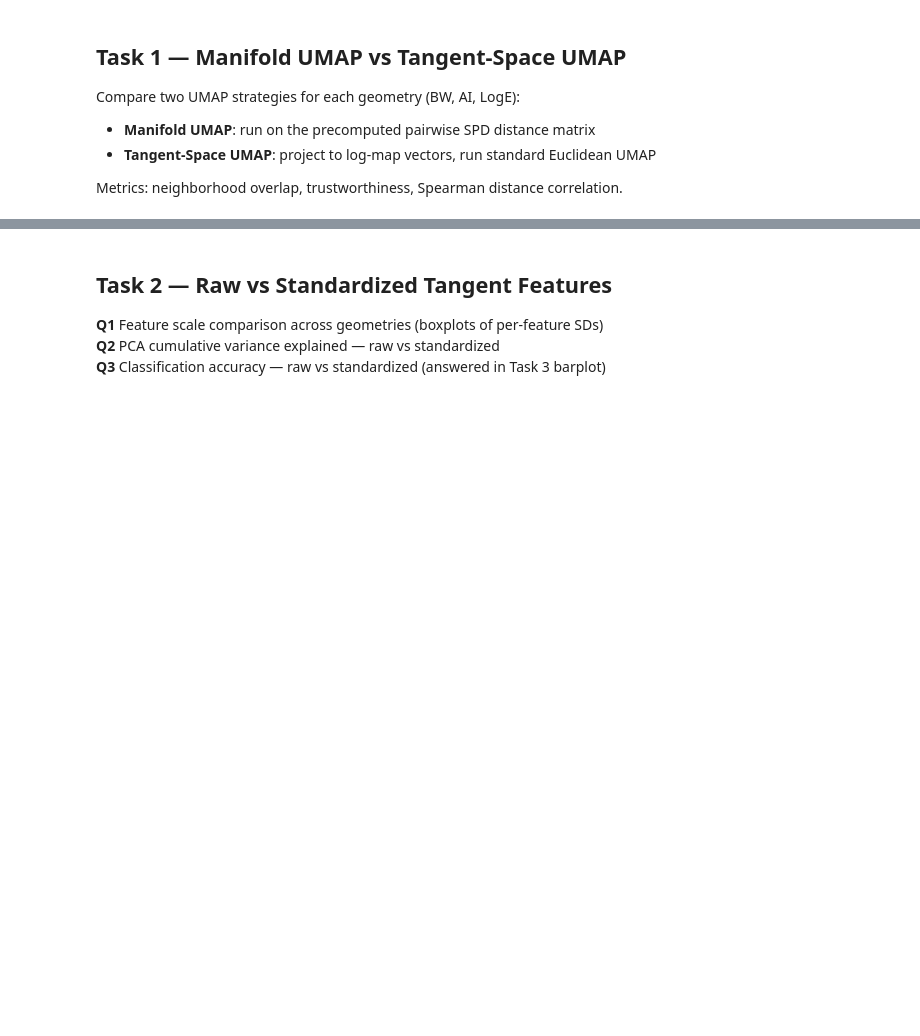
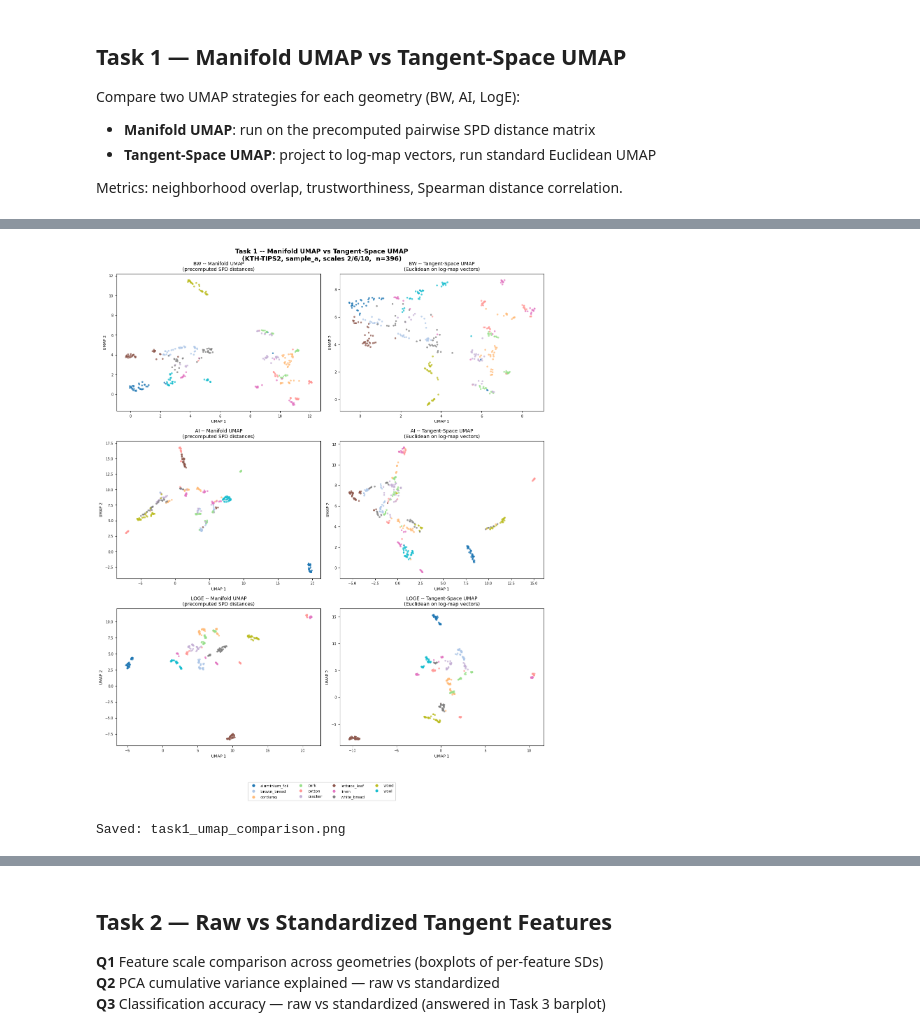
Before and after one commit to calebabr/STATS-TangentProjection-Project, a Jupyter notebook: data/KTH-TIPS2-b/spd_geometry_project.ipynb, the cells around one changed output, grey strips where cells are left out. Drawn from its saved outputs; the diff is of its cells as text; code cells hidden in the pictures; blank space fills up the shorter version.

```diff
--- a/data/KTH-TIPS2-b/spd_geometry_project.ipynb
+++ b/data/KTH-TIPS2-b/spd_geometry_project.ipynb
@@ -149,36 +170,37 @@ fig.suptitle(
     "(KTH-TIPS2, sample_a, scales 2/6/10,  n=396)",
     fontsize=13, fontweight="bold")
 
 for row, metric in enumerate(METRICS):
     for col, (key, title) in enumerate([
             ("emb_manifold", "Manifold UMAP\n(precomputed SPD distances)"),
             ("emb_tangent",  "Tangent-Space UMAP\n(Euclidean on log-map vectors)")]):
         ax  = axes[row, col]
         emb = results_t1[metric][key]
         for lbl in label_set:
             mask = y_small == lbl
-            # color= (not c=) avoids matplotlib misinterpreting an RGBA tuple
-            # wrapped in a list as an array of scalar color values
             ax.scatter(emb[mask, 0], emb[mask, 1],
-                       color=colors[lbl], label=lbl,
+                       c=[colors[lbl]], label=lbl,
                        s=14, alpha=0.75, linewidths=0)
         ax.set_title(f"{metric.upper()} -- {title}", fontsize=10)
         ax.set_xlabel("UMAP 1", fontsize=8)
         ax.set_ylabel("UMAP 2", fontsize=8)
         ax.tick_params(labelsize=7)
 
 handles = [
     plt.Line2D([0], [0], marker="o", color="w",
                markerfacecolor=colors[l], markersize=7, label=l)
     for l in label_set
 ]
 fig.legend(handles=handles, loc="lower center", ncol=4, fontsize=8,
            bbox_to_anchor=(0.5, -0.01), frameon=True)
 
 plt.tight_layout(rect=[0, 0.06, 1, 1])
 plt.savefig("task1_umap_comparison.png", dpi=150, bbox_inches="tight")
 plt.show()
 print("Saved: task1_umap_comparison.png")
+# %% [output]
+[figure, added]
+Saved: task1_umap_comparison.png
 # %%
 # Task 1 -- Metrics: Neighborhood Overlap, Trustworthiness, Spearman rho -----
 
```
Also changed, not shown: parts of 8 cells of this notebook, 32 other files.
